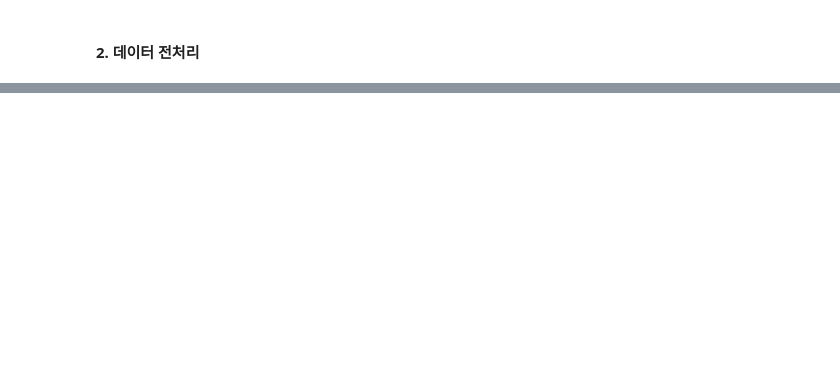
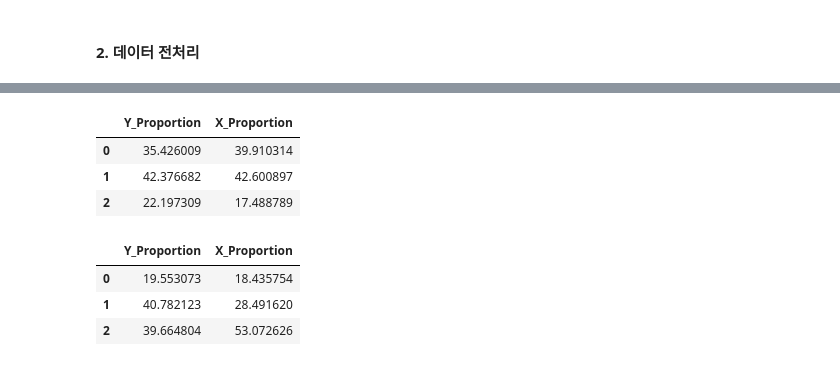
Before and after one commit to Kshi0219/adios-video, a Jupyter notebook: Kyungran/possession.ipynb, the cells around one changed output, grey strips where cells are left out. Saved outputs shown, nothing was run; the diff lists cells and outputs as text; code cells hidden in the pictures; blank space fills up the shorter version.

```diff
--- a/Kyungran/possession.ipynb
+++ b/Kyungran/possession.ipynb
@@ -205,0 +69,13 @@ Text(0.7, 1, 'TEAM B')
+# %%
+#가로 기준
+categories = ['Left Side', 'Middle', 'Right Side']
+
+team_a['region_y'] = pd.cut(team_a['coord_y'], bins=[0, 140, 280, 420], labels=categories, ordered=True)
+team_b['region_y'] = pd.cut(team_b['coord_y'], bins=[0, 140, 280, 420], labels=categories[::-1], ordered=True)
+
+team_a_y = team_a['region_y'].value_counts(normalize=True).reindex(categories) * 100
+team_b_y = team_b['region_y'].value_counts(normalize=True).reindex(categories[::-1])* 100
+
+print(team_a_y)
+print('---')
+print(team_b_y)
@@ -205,0 +139,24 @@ Text(0.7, 1, 'TEAM B')
+# %%
+team_a = pd.DataFrame({
+        'Y_Proportion': team_a_y.values,
+        'X_Proportion': team_a_x.values
+    })
+
+team_b = pd.DataFrame({
+        'Y_Proportion': team_b_y.values,
+        'X_Proportion': team_b_x.values
+    })
+
+team_a
+# %% [output]
+|  | Y_Proportion | X_Proportion |
+| 0 | 35.426009 | 39.910314 |
+| 1 | 42.376682 | 42.600897 |
+| 2 | 22.197309 | 17.488789 |
+# %%
+team_b
+# %% [output]
+|  | Y_Proportion | X_Proportion |
+| 0 | 19.553073 | 18.435754 |
+| 1 | 40.782123 | 28.491620 |
+| 2 | 39.664804 | 53.072626 |
```
Also changed, not shown: parts of 19 cells of this notebook, 1 other file.
